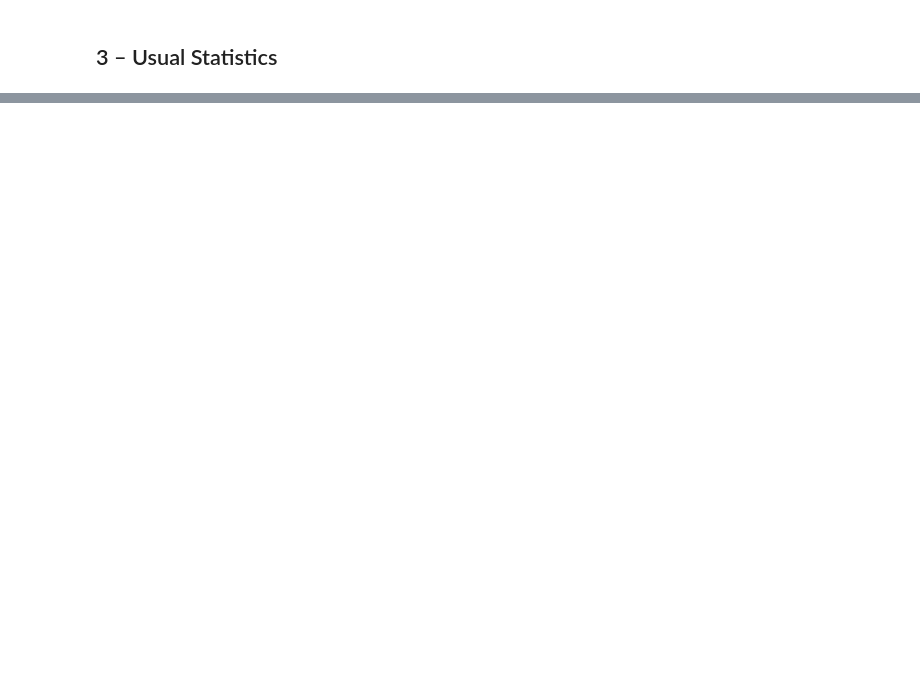
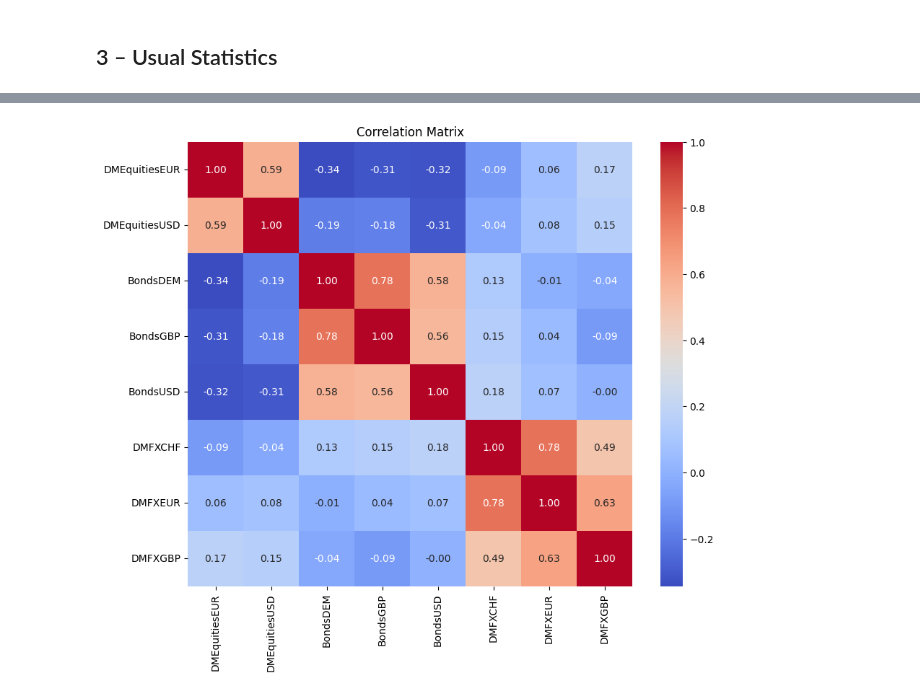
Before and after one commit to emilesgt/Machine_Learning_Asset_Management, a Jupyter notebook: TD1_Statistics_Notebook.ipynb, the cells around one changed output, grey strips where cells are left out. Drawn from its saved outputs; the diff is of its cells as text; code cells hidden in the pictures; blank space fills up the shorter version.

Commit message:
4(covariances and corr.), 5.1(Indices without vol. constraint), 5.2(indices with target vol.)

```diff
--- a/TD1_Statistics_Notebook.ipynb
+++ b/TD1_Statistics_Notebook.ipynb
@@ -158,0 +221,81 @@ plt.show()
+# %%
+# Get data
+eight_assets_prices_daily = all_assets_prices_daily[['DMEquitiesEUR', 'DMEquitiesUSD',
+                                                      'BondsDEM', 'BondsGBP',
+                                                      'BondsUSD', 'DMFXCHF',
+                                                      'DMFXEUR', 'DMFXGBP']]
+
+# Calculate returns
+returns = eight_assets_prices_daily.apply(compute_return)  # Apply: Loop for columns
+returns = returns.dropna()  # Remove rows that contain NaN
+
+# Covariance calculation
+n = returns.shape[0]  # Number of rows
+Mc = returns - returns.mean()  # Center the data: M - mean(M)
+S = (Mc.T @ Mc) / (n - 1)  # Classic formula
+
+S_check = eight_assets_prices_daily.pct_change().cov()
+
+def cov_mtx(ret, ann_multiple=252):
+    cmtx = ret.cov() * ann_multiple
+    return cmtx
+
+cov_matrix = cov_mtx(returns)
+print("Covariance Matrix:")
+print(cov_matrix)
+
+# Verification
+print("Checking Covariance Matrix:")
+print(cov_mtx(returns) - S * 252)
+
+# Correlation calculation
+Ms = (returns - returns.mean(axis=0)) / returns.std(axis=0)   # Centered and scaled data
+R = (Ms.T @ Ms) / (n - 1)                   # Correlation matrix
+
+
+def corr_mtx(ret):
+    cmtx = ret.corr()
+    return cmtx
+
+corr_matrix = corr_mtx(returns)
+print("Correlation Matrix:")
+print(corr_matrix)
+
+# Verification
+print("Checking Correlation Matrix:")
+print(corr_mtx(returns) - R)
+
+# Plotting the correlation matrix
+plt.figure(figsize=(10, 8))
+sns.heatmap(corr_matrix, annot=True, fmt=".2f", cmap='coolwarm', square=True)
+plt.title("Correlation Matrix")
+plt.show()
+
+# Correlations on other historical data
+# Example for the period 2000-2007
+returns_subset1 = eight_assets_prices_daily.loc["2000-01-01":"2007-12-31"].apply(compute_return)
+rho1 = corr_mtx(returns_subset1)
+
+plt.figure(figsize=(10, 8))
+sns.heatmap(rho1, annot=True, fmt=".2f", cmap='coolwarm', square=True)
+plt.title("Correlation Matrix (2000-2007)")
+plt.show()
+
+# Example for the period 2008-2009
+returns_subset2 = eight_assets_prices_daily.loc["2008-01-01":"2009-12-31"].apply(compute_return)
+rho2 = corr_mtx(returns_subset2)
+
+plt.figure(figsize=(10, 8))
+sns.heatmap(rho2, annot=True, fmt=".2f", cmap='coolwarm', square=True)
+plt.title("Correlation Matrix (2008-2009)")
+plt.show()
+
+# Example for the period 2010-2022
+returns_subset3 = eight_assets_prices_daily.loc["2010-01-01":"2022-12-31"].apply(compute_return)
+rho3 = corr_mtx(returns_subset3)
+
+plt.figure(figsize=(10, 8))
+sns.heatmap(rho3, annot=True, fmt=".2f", cmap='coolwarm', square=True)
+plt.title("Correlation Matrix (2010-2022)")
+plt.show()
+# %% [output]
@@ -158,0 +319 @@ plt.show()
+[figure, added]
```
Also changed, not shown: parts of 10 cells of this notebook.
